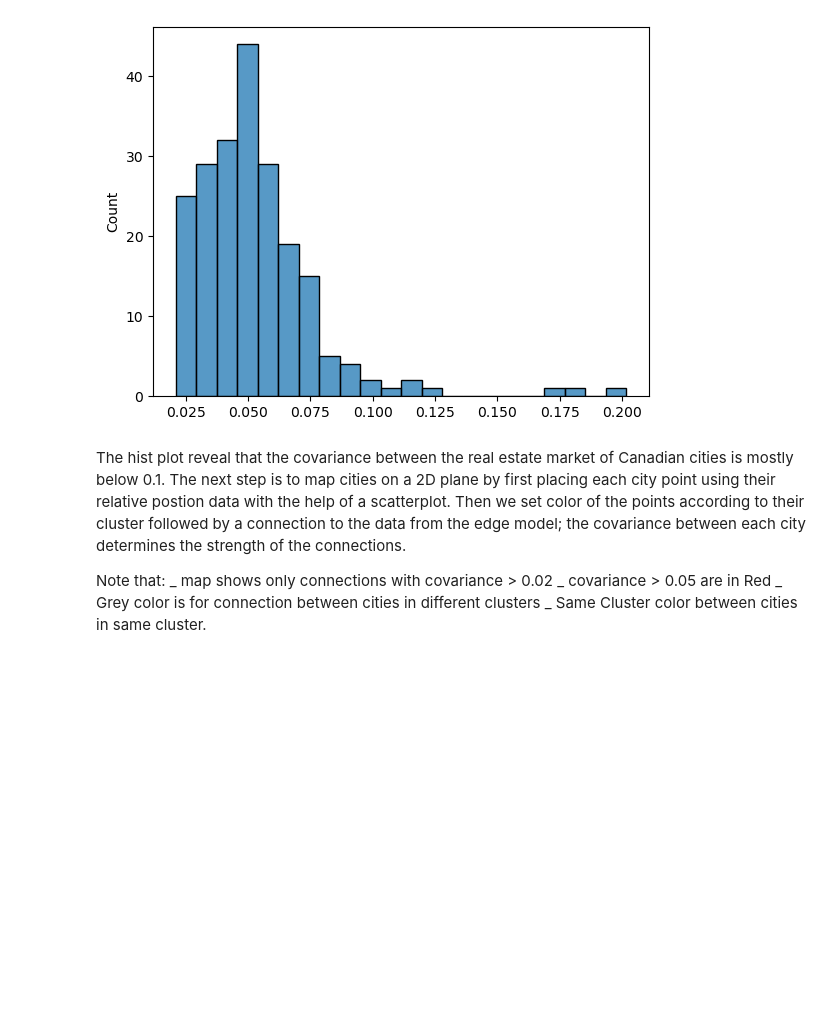
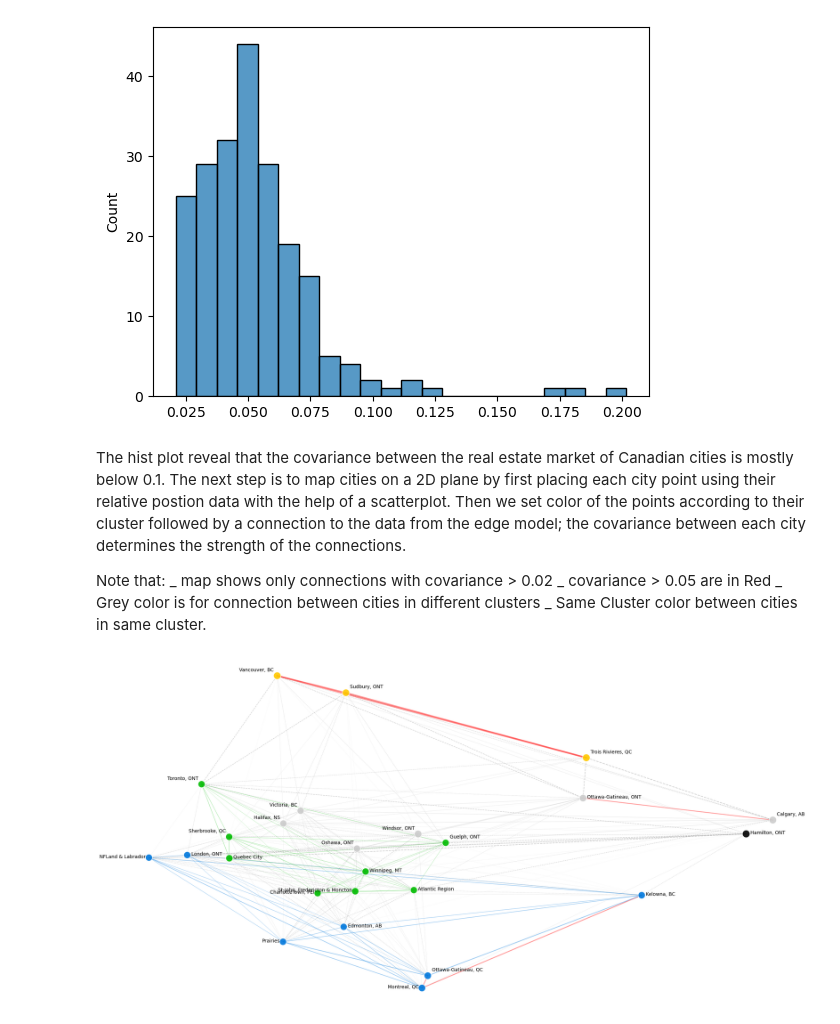
Before and after one commit to HoussamZak/Affinity_Propagation_and_Correlation_Analysis_Canada_Real_Estate, a Jupyter notebook: 2_Affinity_Propagation.ipynb, the cells around one changed output. Cells and saved outputs as stored; diff of their text form; code cells hidden in the pictures; blank space fills up the shorter version.

```diff
--- a/2_Affinity_Propagation.ipynb
+++ b/2_Affinity_Propagation.ipynb
@@ -167,3 +181,57 @@ _ map shows only connections with covariance > 0.02
 _ covariance > 0.05 are in Red
 _ Grey color is for connection between cities in different clusters
 _ Same Cluster color between cities in same cluster.
+# %%
+#Visualization
+#2D MAP
+
+plt.figure(1, facecolor = 'w', figsize=(20, 10))
+plt.clf()
+ax = plt.axes([0., 0., 1., 1.])
+
+#Scatterplot for plotting nodes using coordinates from embedding
+sc = sns.scatterplot(data = data, x = "embedding_x", y = "embedding_y", zorder = 1, s = 350 * d ** 2, c = labels, cmap = plt.cm.nipy_spectral, alpha = .9, palette = "muted")
+
+line_strength = 3.2
+
+for index, ((x,y), start, stop) in enumerate(segments):
+    norm_partial_correlation = normalized[index]
+    if list(data.iloc[[start]]['labels'])[0] == list(data.iloc[[stop]]['labels'])[0]:
+        if norm_partial_correlation > 0.5:
+            color = 'red'; linestyle ='solid'
+        else:
+            color = plt.cm.nipy_spectral(list(data.iloc[[start]]['labels'])[0] / float(n_labels)); linestyle = 'solid'
+    else:
+        if norm_partial_correlation > 0.5:
+            color = 'red'; linestyle ='solid'
+        else:
+            color = 'grey'; linestyle ='dashed'
+    plt.plot(x, y, alpha = .4, zorder = 0, linewidth = normalized[index] * line_strength, color = color, linestyle = linestyle)
+
+#Labelling nodes and positioning labels to avoid overlapping with other labels
+for index, (name, label, (x, y)) in enumerate(zip(names, labels, embedding.T)):
+    dx = x - embedding[0]
+    dy = y - embedding[1]
+    dy[index], dx[index] = 1, 1
+    this_dx = dx[np.argmin(np.abs(dy))]
+    this_dy = dy[np.argmin(np.abs(dx))]
+    if this_dx > 0:
+        horizontalalignment = 'left'
+        x = x + .005
+    else:
+        horizontalalignment = 'right'
+        x = x - .004
+
+    if this_dy > 0:
+        verticalalignment = 'bottom'
+        y = y + .01
+    else:
+        verticalalignment = 'top'
+        y = y + .01
+    plt.text(x, y, name, size = 10,
+                horizontalalignment = horizontalalignment,
+                verticalalignment = verticalalignment)
+plt.axis('off')
+plt.show()
+# %% [output]
+[figure, added]
```
Also changed, not shown: parts of 4 cells of this notebook.
